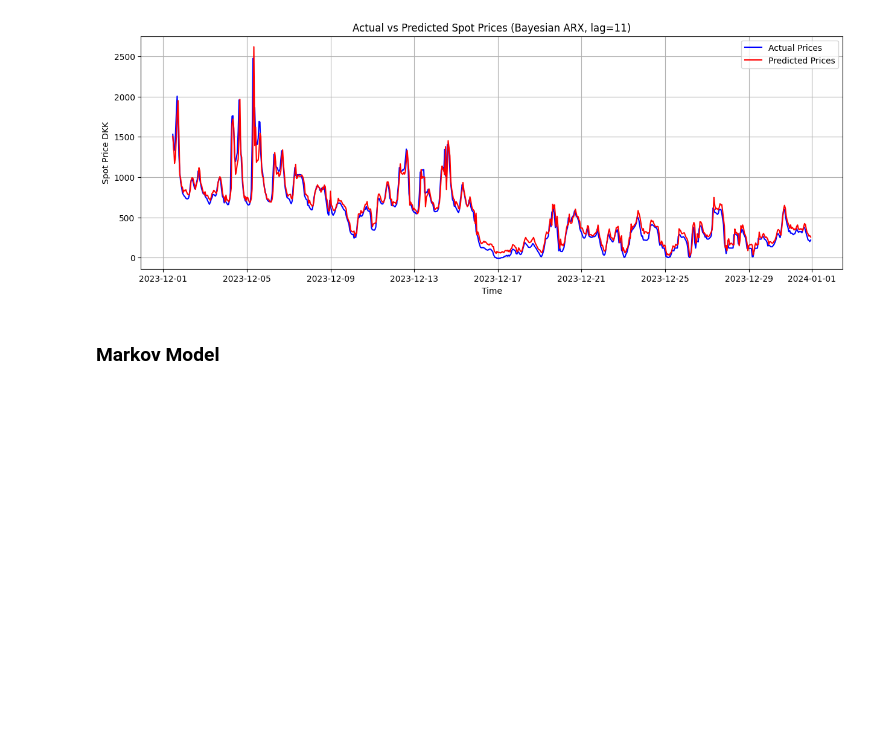
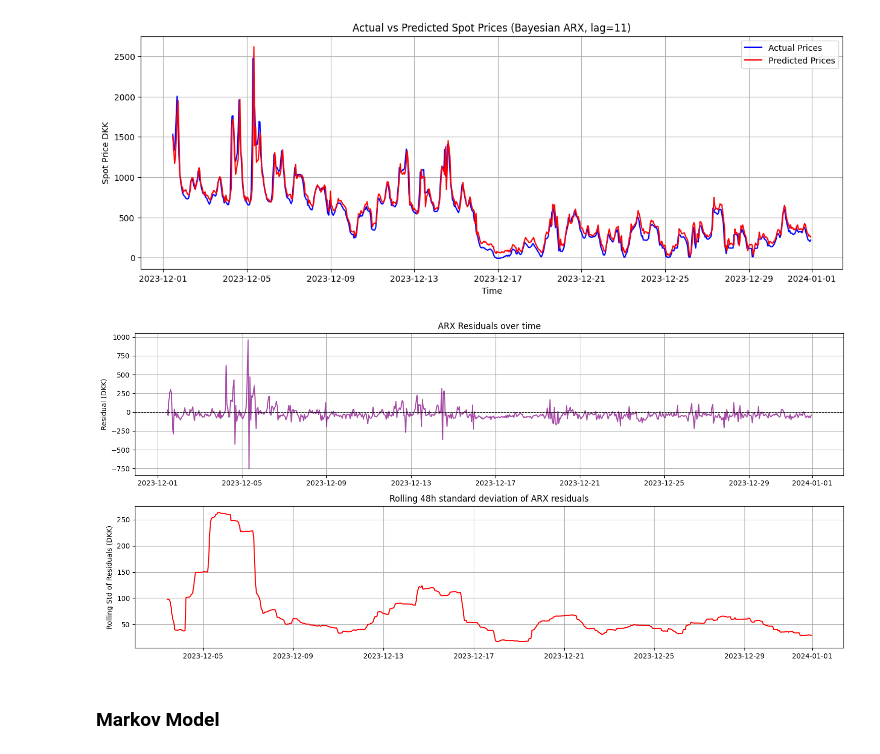
Before and after one commit to LukasMarner/MBML, a Jupyter notebook: August/code.ipynb, the cells around one changed output. Drawn from its saved outputs; the diff is of its cells as text; code cells hidden in the pictures; blank space fills up the shorter version.

Commit message:
Dianostic plots for ARX model - Motivation for implementing HMM

```diff
--- a/August/code.ipynb
+++ b/August/code.ipynb
@@ -424,6 +424,31 @@ plt.grid(True)
 plt.show()
 # %% [output]
 [figure]
+# %%
+residuals = (y_test_true - y_test_pred_mean).detach().numpy()
+time_axis = test_data['HourUTC'].iloc[lag:].reset_index(drop=True)
+
+fig, axes = plt.subplots(2, 1, figsize=(15, 7))
+
+# Raw residuals
+axes[0].plot(time_axis, residuals, color='purple', alpha=0.7)
+axes[0].axhline(0, color='black', linewidth=0.8, linestyle='--')
+axes[0].set_ylabel('Residual (DKK)')
+axes[0].set_title('ARX Residuals over time')
+axes[0].grid(True)
+
+# Rolling std — window of e.g. 48 hours
+residual_series = pd.Series(residuals, index=time_axis)
+rolling_std = residual_series.rolling(window=48).std()
+axes[1].plot(time_axis, rolling_std, color='red')
+axes[1].set_ylabel('Rolling Std of Residuals (DKK)')
+axes[1].set_title('Rolling 48h standard deviation of ARX residuals')
+axes[1].grid(True)
+
+plt.tight_layout()
+plt.show()
+# %% [output]
+[figure, added]
 # %% [markdown]
 ### Markov Model
 # %% [markdown]
```
Also changed, not shown: 1 other file.
